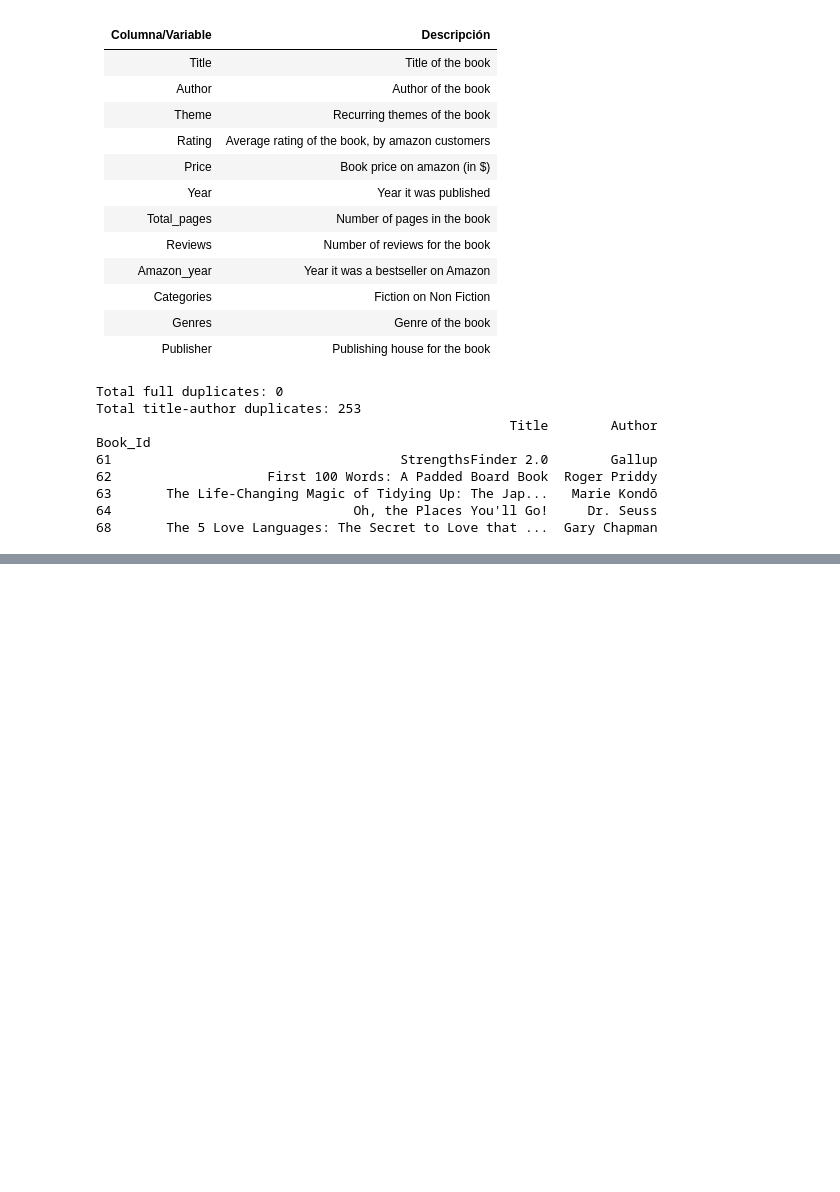
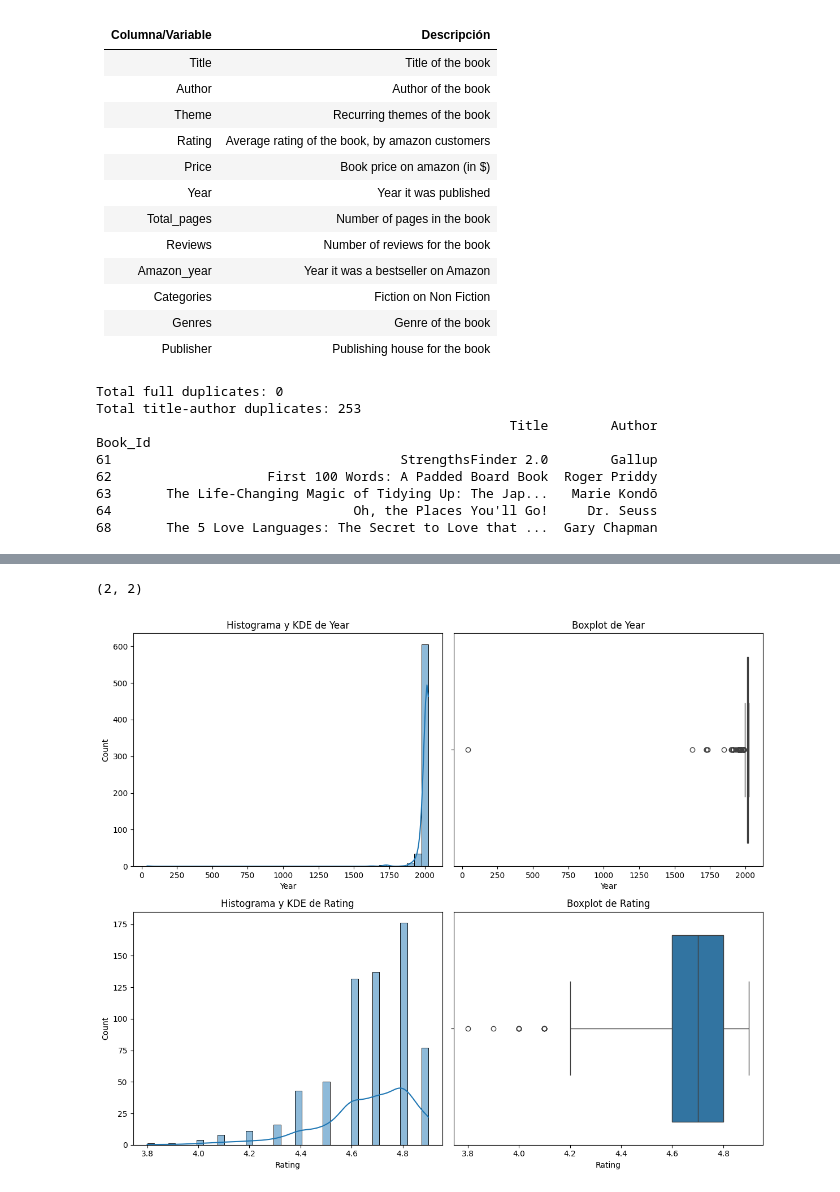
Before and after one commit to Martagilant/EDA, a Jupyter notebook: amazon_analysis.ipynb, the cells around one changed output, grey strips where cells are left out. Cells and saved outputs as stored; diff of their text form; code cells hidden in the pictures; blank space fills up the shorter version.

```diff
--- a/amazon_analysis.ipynb
+++ b/amazon_analysis.ipynb
@@ -285,0 +317,5 @@ card_tipo(df)
+# %%
+plot_combined_graphs(df, ["Year","Rating"], whisker_width=2, bins = 40)
+# %% [output]
+(2, 2)
+[figure, added]
```
Also changed, not shown: parts of 10 cells of this notebook, 2 other files.
